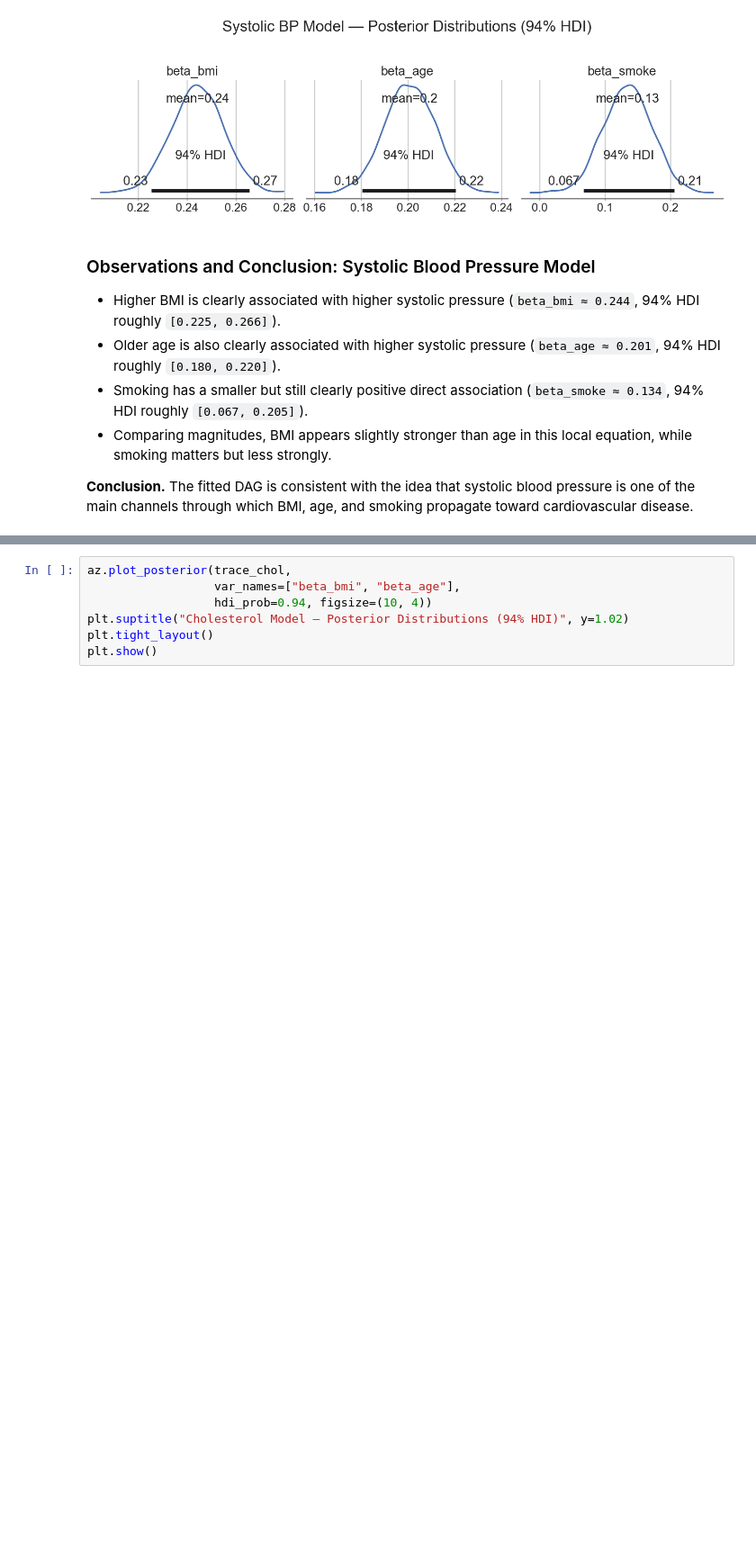
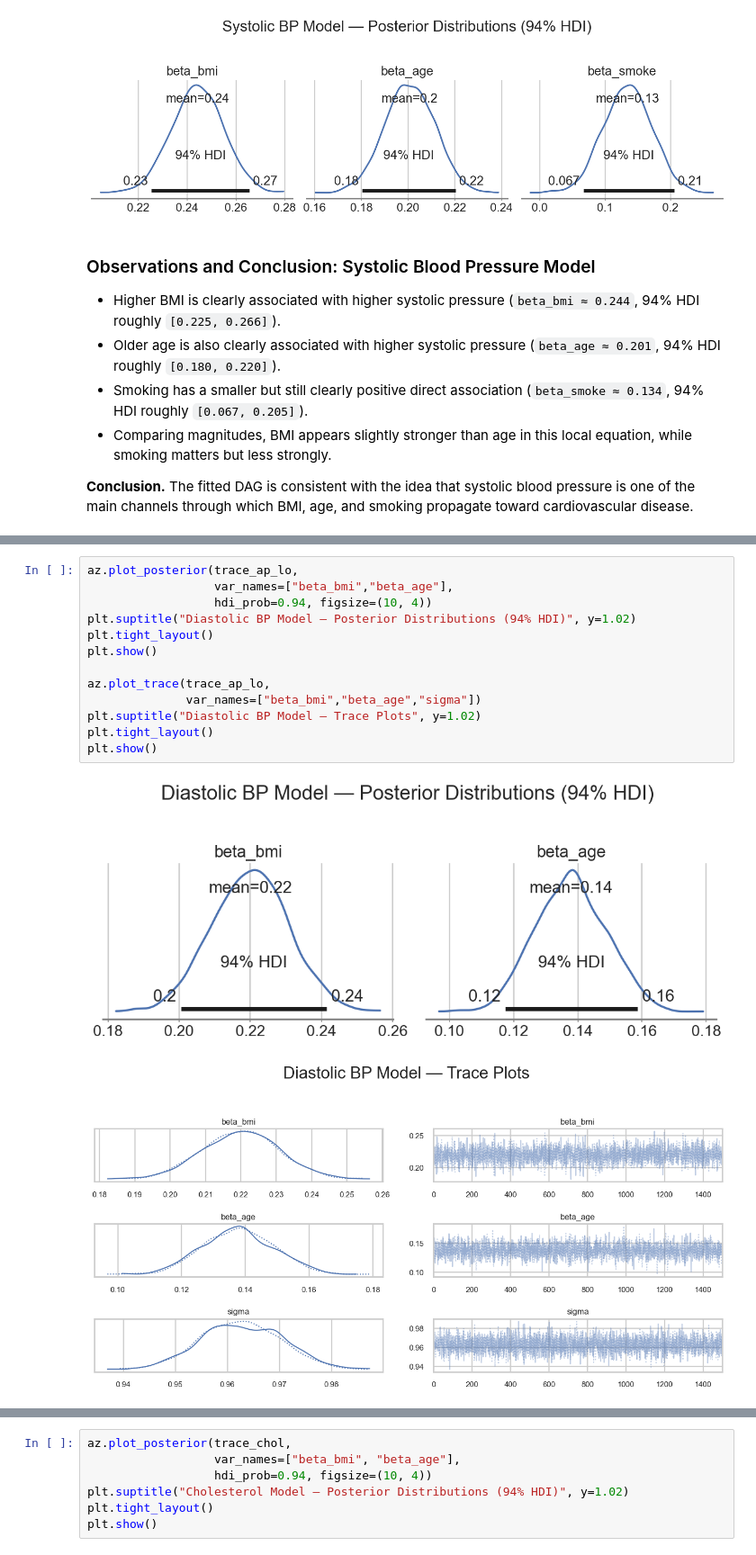
Before and after one commit to EleonoraMazzocca/Bayesian_Networks_Cardiovascular_Diseases, a Jupyter notebook: Bayesian_Network_Cardiovascular_MCMC.ipynb, the cells around one changed output, grey strips where cells are left out. Shown at 90% size. Saved outputs shown, nothing was run; the diff lists cells and outputs as text; blank space fills up the shorter version.

```diff
--- a/Bayesian_Network_Cardiovascular_MCMC.ipynb
+++ b/Bayesian_Network_Cardiovascular_MCMC.ipynb
@@ -861,4 +1010,20 @@ alpha     2098.823  1.003
 beta_bmi  1975.757  1.001
 beta_age  2114.982  1.002
 sigma     2392.397  1.001
+# %%
+az.plot_posterior(trace_ap_lo,
+                  var_names=["beta_bmi","beta_age"],
+                  hdi_prob=0.94, figsize=(10, 4))
+plt.suptitle("Diastolic BP Model — Posterior Distributions (94% HDI)", y=1.02)
+plt.tight_layout()
+plt.show()
+
+az.plot_trace(trace_ap_lo,
+              var_names=["beta_bmi","beta_age","sigma"])
+plt.suptitle("Diastolic BP Model — Trace Plots", y=1.02)
+plt.tight_layout()
+plt.show()
+# %% [output]
+[figure, added]
+[figure, added]
 # %% [markdown]
```
Also changed, not shown: parts of 33 cells of this notebook, 3 other files.
